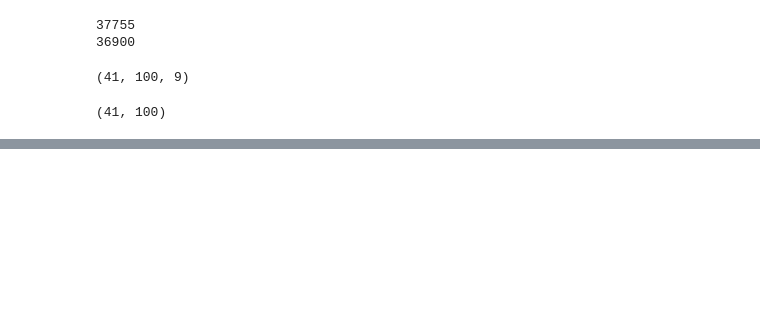
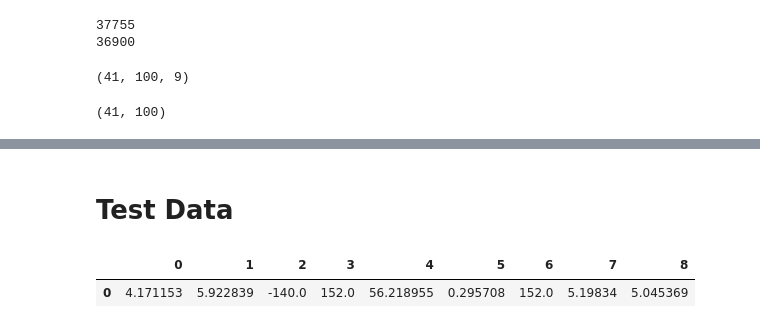
Before and after one commit to MarcFriz/Kaggle-Earthquake_challenge, a Jupyter notebook: Kaggle_Earthquake_challenge.ipynb, the cells around one changed output, grey strips where cells are left out. Cells and saved outputs as stored; diff of their text form; code cells hidden in the pictures; blank space fills up the shorter version.

```diff
--- a/Kaggle_Earthquake_challenge.ipynb
+++ b/Kaggle_Earthquake_challenge.ipynb
@@ -326,0 +419,6 @@ metrics.mean_absolute_error(d, model.predict(s))
+# %% [markdown]
+# Test Data
+# %%
+# !ls
+# test = pd.read_csv('seg_00030f.csv', dtype={'acoustic_data': np.int16})
+test = pd.read_csv('seg_0012b5.csv')
@@ -326,0 +427,12 @@ metrics.mean_absolute_error(d, model.predict(s))
+# %%
+X_pred = pd.DataFrame()
+# y_train = pd.Series()
+# for df in train:
+ch = gen_features(test['acoustic_data'])
+X_pred = X_pred.append(ch, ignore_index=True)
+#     y_train = y_train.append(pd.Series(df['time_to_failure'].values[-1]))
+# %%
+X_pred
+# %% [output]
+|  | 0 | 1 | 2 | 3 | 4 | 5 | 6 | 7 | 8 |
+| 0 | 4.171153 | 5.922839 | -140.0 | 152.0 | 56.218955 | 0.295708 | 152.0 | 5.19834 | 5.045369 |
```
Also changed, not shown: parts of 54 cells of this notebook.
